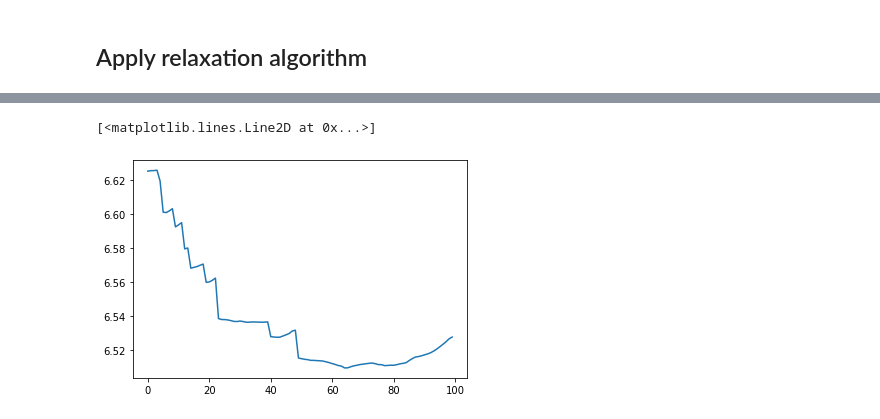
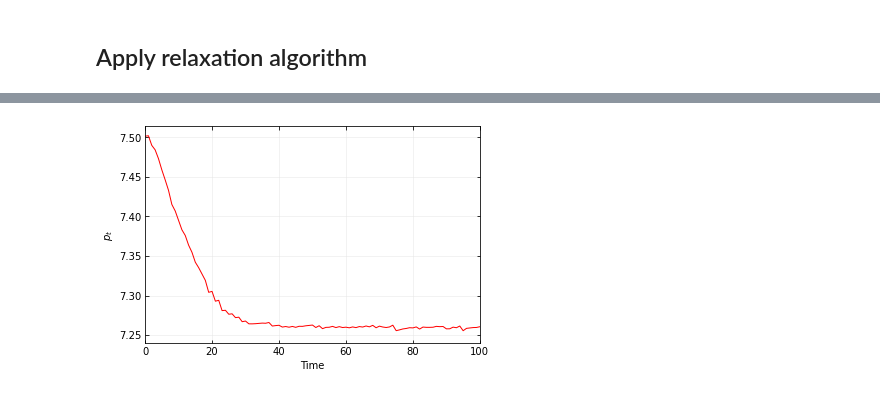
Before and after one commit to madsankern/MA_thesis, a Jupyter notebook: 01 - Transition.ipynb, the cells around one changed output, grey strips where cells are left out. Drawn from its saved outputs; the diff is of its cells as text; code cells hidden in the pictures.

```diff
--- a/01 - Transition.ipynb
+++ b/01 - Transition.ipynb
@@ -184,6 +172,7 @@ def Hs_prime(x):
 ## Apply relaxation algorithm
 # %%
 # Initialize model and solve initial steady state
-model_path = DurableConsumptionModelClass(name='example_negm',par={'solmethod':'negm', 'do_print':False})
+model_path = HousingModelClass(name='example_negm',par={'solmethod':'negm', 'do_print':False})
 model_path.precompile_numba()
 model_path.solve()
+model_path.simulate() # simulate initial ss
@@ -190,15 +189,14 @@ model_path.solve()
 # %%
-# # a. allocate
-# path_ph_ = np.zeros(model_path.par.path_T)
-# path_ph = np.zeros(model_path.par.path_T)
+# a. allocate
+path_ph = np.zeros(model_path.par.path_T + model_path.par.T)
 
 # b. setting - 0.9999
 nu = 2.0 # relaxation parameter
 max_iter = 1000 # maximum number of iterations
 
 # # c. Set path of prices
-# path_ph[:] = model_path.par.ph
-model_path.par.path_ph[model_path.par.sim_T:model_path.par.sim_T+model_path.par.path_T] = path_ph
+path_ph[:] = model_path.par.ph
+model_path.par.path_ph = path_ph
 
 # d. iterate
 it = 0
@@ -208,23 +206,19 @@ for _ in range(max_iter):
     model_path.solve_path()
     model_path.simulate_path()
 
-    # # iii. implied housing price
-    # for t in range(model_path.par.path_T):
-    #     path_ph_[t] = Hs_prime(np.mean(model_path.sim_path.d, axis=1)[model_path.par.sim_T+t])
-
     # iii. Implied aggregate housing demand
-    H = np.mean(model_path.sim_path.d, axis=1)[model_path.par.sim_T:]
+    H = np.mean(model_path.sim_path.d, axis=1)
 
     # iv. difference
-    max_abs_diff = np.max(np.abs(H[:-2] - h_ghost[:-2]))
+    max_abs_diff = np.max(np.abs(H[:-2] - H_ghost[:-2]))
     # if it%10 == 0: print(f'{it:4d}: {max_abs_diff:.8f}')
-    if max_abs_diff < 1e-8: break # test different values of this threshold
+    if max_abs_diff < 10e-4: break # test different values of this threshold
 
     # v. update
-    path_ph = path_ph + nu*(H - h_ghost)
+    path_ph[:model_path.par.path_T] = path_ph[:model_path.par.path_T] + nu*(H - H_ghost)
+    path_ph[model_path.par.path_T:] = path_ph[model_path.par.path_T-3]
 
-    # path_ph = nu*path_ph + (1-nu)*path_ph_
-    model_path.par.path_ph[model_path.par.sim_T:model_path.par.sim_T+model_path.par.path_T] = path_ph
+    model_path.par.path_ph = path_ph
 
     # vi.  increment
     it += 1
@@ -257,5 +246,19 @@ KeyboardInterrupt:
 # %%
-plt.plot(path_ph)
+fig = plt.figure(figsize=(6,4))
+ax = fig.add_subplot(1,1,1)
+
+ax.plot(range(model_path.par.path_T),path_ph[:200], color = 'red', linestyle='-', linewidth=1,  label = 'Demand',zorder=2)
+# ax.plot(range(model_path.par.path_T),yhat, color = 'red', linestyle='--', label = 'price', zorder=2)
+
+ax.set_xlim(0,100)
+
+ax.set_xlabel('Time')
+ax.set_ylabel(r'$p_t$')
+
+ax.grid(visible=True, which = 'major', linestyle='-', linewidth=0.5, color='0.9')
+ax.tick_params(axis='both',bottom=True,top=True,left=True,right=True,direction='in',which='both')
+# ax.legend(frameon = True, edgecolor = 'k', facecolor = 'white', framealpha=1, fancybox=False)
+
+plt.savefig('../../tex/figs/IRF_ph.pdf')
 # %% [output]
-[<matplotlib.lines.Line2D at 0x...>]
-[figure, old version]
+[figure, new version]
```
Also changed, not shown: parts of 33 cells of this notebook, 1 other file.
